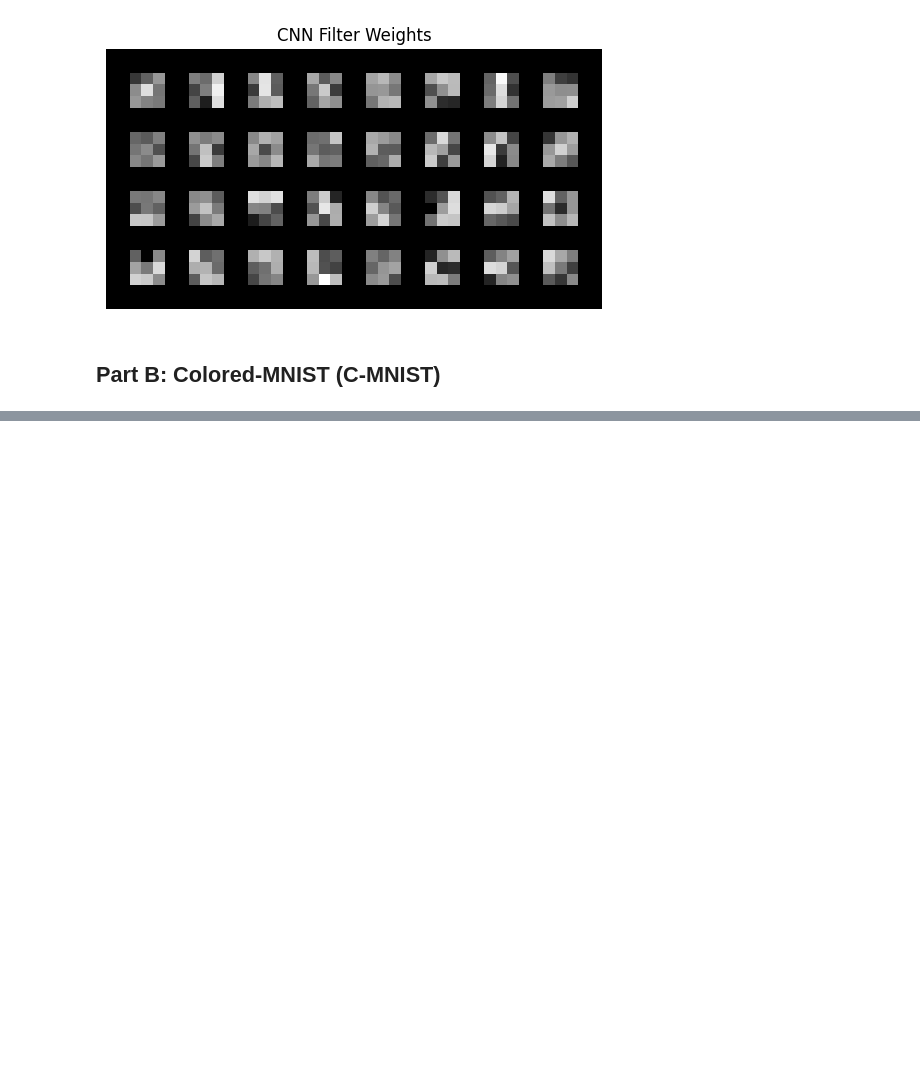
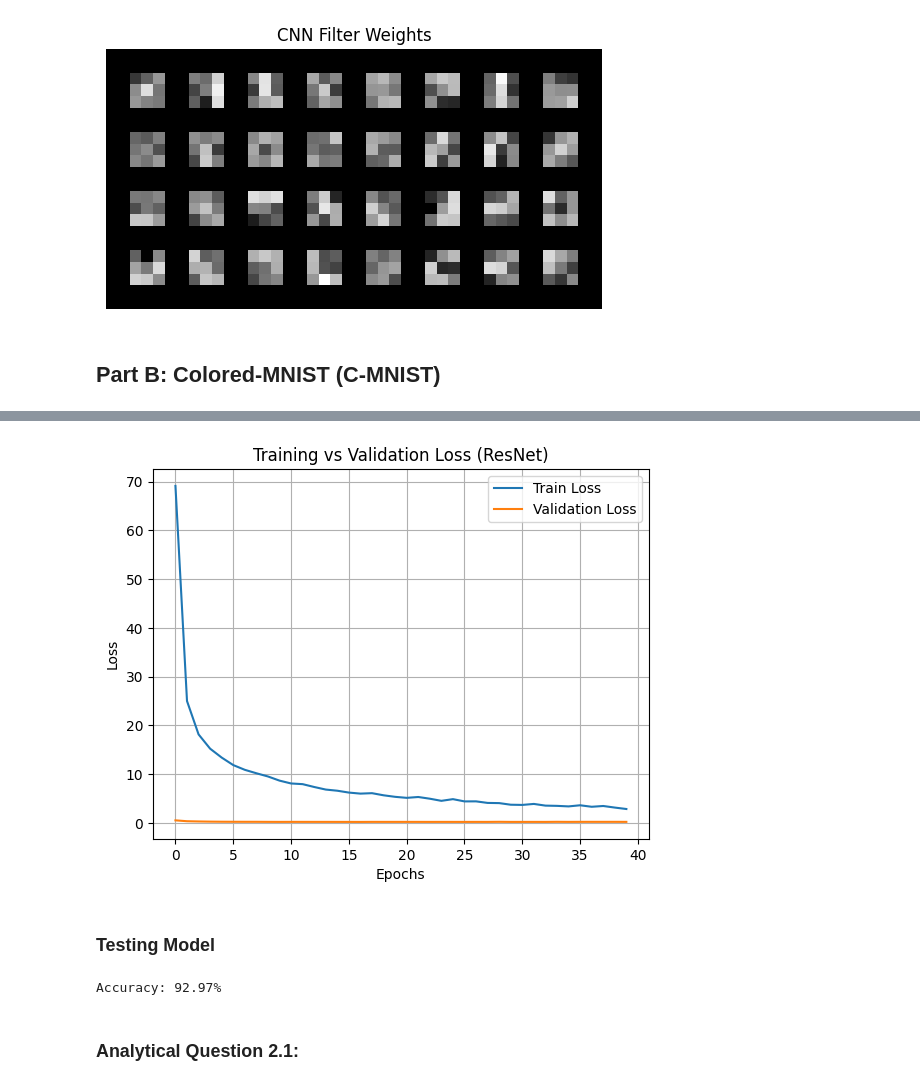
Before and after one commit to ZainabIftikhar1204/DL_Assg3, a Jupyter notebook: DL_Assg3.ipynb, the cells around one changed output, grey strips where cells are left out. Cells and saved outputs as stored; diff of their text form; code cells hidden in the pictures; blank space fills up the shorter version.

```diff
--- a/DL_Assg3.ipynb
+++ b/DL_Assg3.ipynb
@@ -284,0 +328,3 @@ plt.show()
+# %%
+#load model
+pre_trained_resnet = models.resnet18(pretrained=True)
@@ -284,0 +355,5 @@ plt.show()
+# %%
+# Modify the last layer of the model
+num_classes = 10
+pre_trained_resnet.fc = torch.nn.Linear(pre_trained_resnet.fc.in_features, num_classes)
+pre_trained_resnet = pre_trained_resnet.to(device)
@@ -284,0 +366,7 @@ plt.show()
+# %%
+# hyperparameters
+l_r = 0.001
+optimizer = optim.Adam(filter(lambda p: p.requires_grad, pre_trained_resnet.parameters()), lr=l_r, weight_decay=1e-4)
+criterion = nn.CrossEntropyLoss()
+
+cudnn.benchmark = True #to treat it as benchmark testing for speeding up process
@@ -284,0 +375,4 @@ plt.show()
+# %%
+train_loss_curve = []
+val_loss_curve = []
+train_model(pre_trained_resnet, criterion, optimizer, train_loss_curve, val_loss_curve)
@@ -284,0 +399,15 @@ plt.show()
+# %%
+plt.plot(train_loss_curve, label='Train Loss')
+plt.plot(val_loss_curve, label='Validation Loss')
+
+plt.xlabel('Epochs')
+plt.ylabel('Loss')
+plt.title('Training vs Validation Loss (ResNet)')
+plt.legend()
+plt.grid()
+
+plt.show()
+# %% [output]
+[figure, added]
+# %% [markdown]
+### Testing Model
@@ -284,0 +466,7 @@ plt.show()
+# %%
+correct_imgs, correct_lbls, correct_preds, \
+wrong_imgs, wrong_lbls, wrong_preds = evaluate_model_with_track(pre_trained_resnet)
+# %% [output]
+Accuracy: 92.97%
+# %% [markdown]
+###  Analytical Question 2.1:
```
Also changed, not shown: parts of 21 cells of this notebook.
